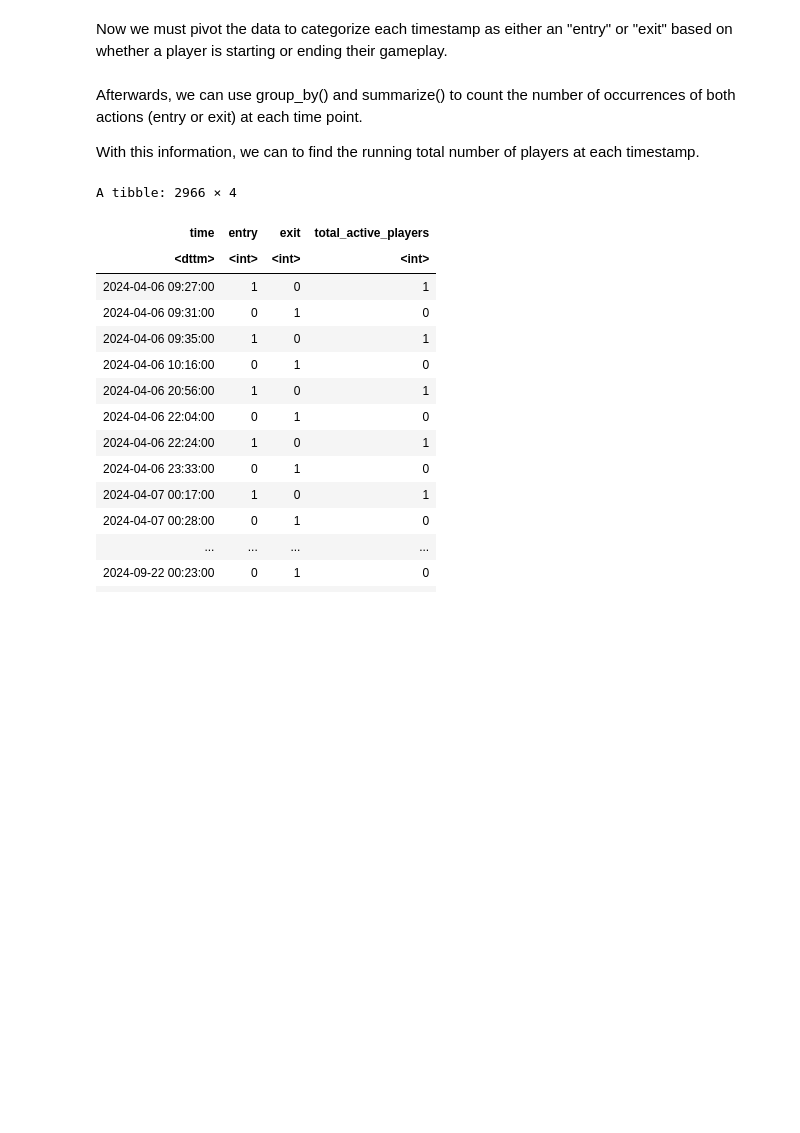
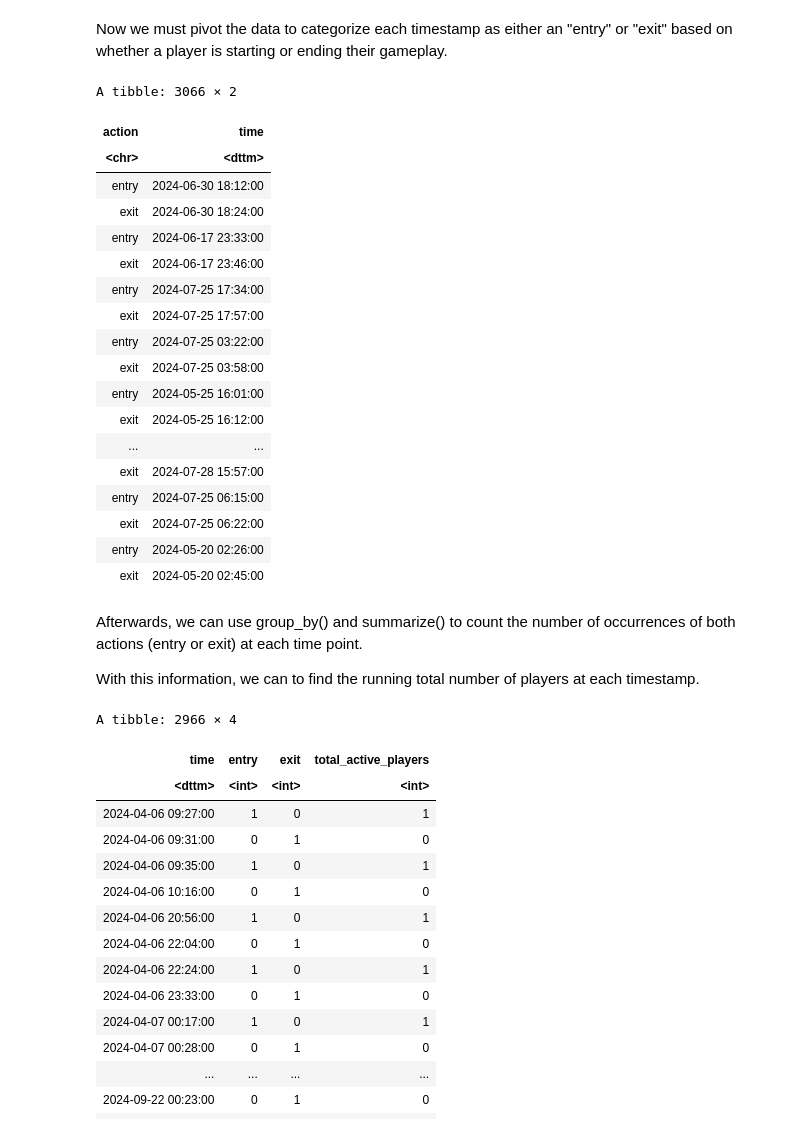
Before and after one commit to sprout-scout/Group-DSCI100-project, a Jupyter notebook: Group_Report.ipynb, the cells around one changed output. Cells and saved outputs as stored; diff of their text form; code cells hidden in the pictures; blank space fills up the shorter version.

```diff
--- a/Group_Report.ipynb
+++ b/Group_Report.ipynb
@@ -136,8 +179,34 @@ Now we must pivot the data to categorize each timestamp as either an "entry" or
 # %%
 player_actions <- dttm_session_time |>
     pivot_longer(cols = c(start_time, end_time),
                 names_to = "action",
-                values_to = "time")
+                values_to = "time") |>
+
+    mutate(action = case_when(
+              action == "start_time" ~ "entry",
+              action == "end_time" ~ "exit"))
+
+player_actions
+# %% [output]
+A tibble: 3066 × 2
+| action | time |
+| <chr> | <dttm> |
+| entry | 2024-06-30 18:12:00 |
+| exit | 2024-06-30 18:24:00 |
+| entry | 2024-06-17 23:33:00 |
+| exit | 2024-06-17 23:46:00 |
+| entry | 2024-07-25 17:34:00 |
+| exit | 2024-07-25 17:57:00 |
+| entry | 2024-07-25 03:22:00 |
+| exit | 2024-07-25 03:58:00 |
+| entry | 2024-05-25 16:01:00 |
+| exit | 2024-05-25 16:12:00 |
+| ... | ... |
+| exit | 2024-07-28 15:57:00 |
+| entry | 2024-07-25 06:15:00 |
+| exit | 2024-07-25 06:22:00 |
+| entry | 2024-05-20 02:26:00 |
+| exit | 2024-05-20 02:45:00 |
 # %% [markdown]
 Afterwards, we can use group_by() and summarize() to count the number of occurrences of both actions (entry or exit) at each time point.
 
```
Also changed, not shown: parts of 3 cells of this notebook.
